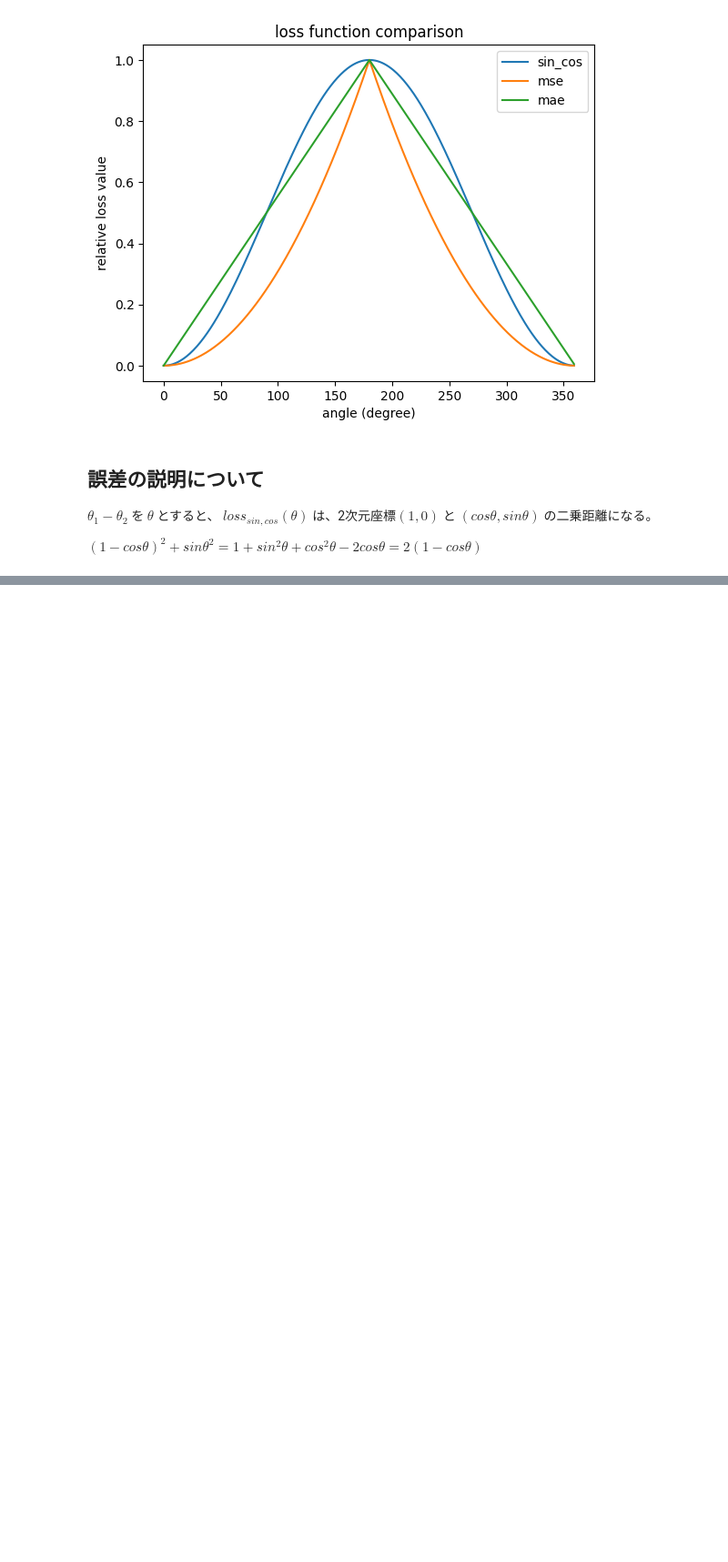
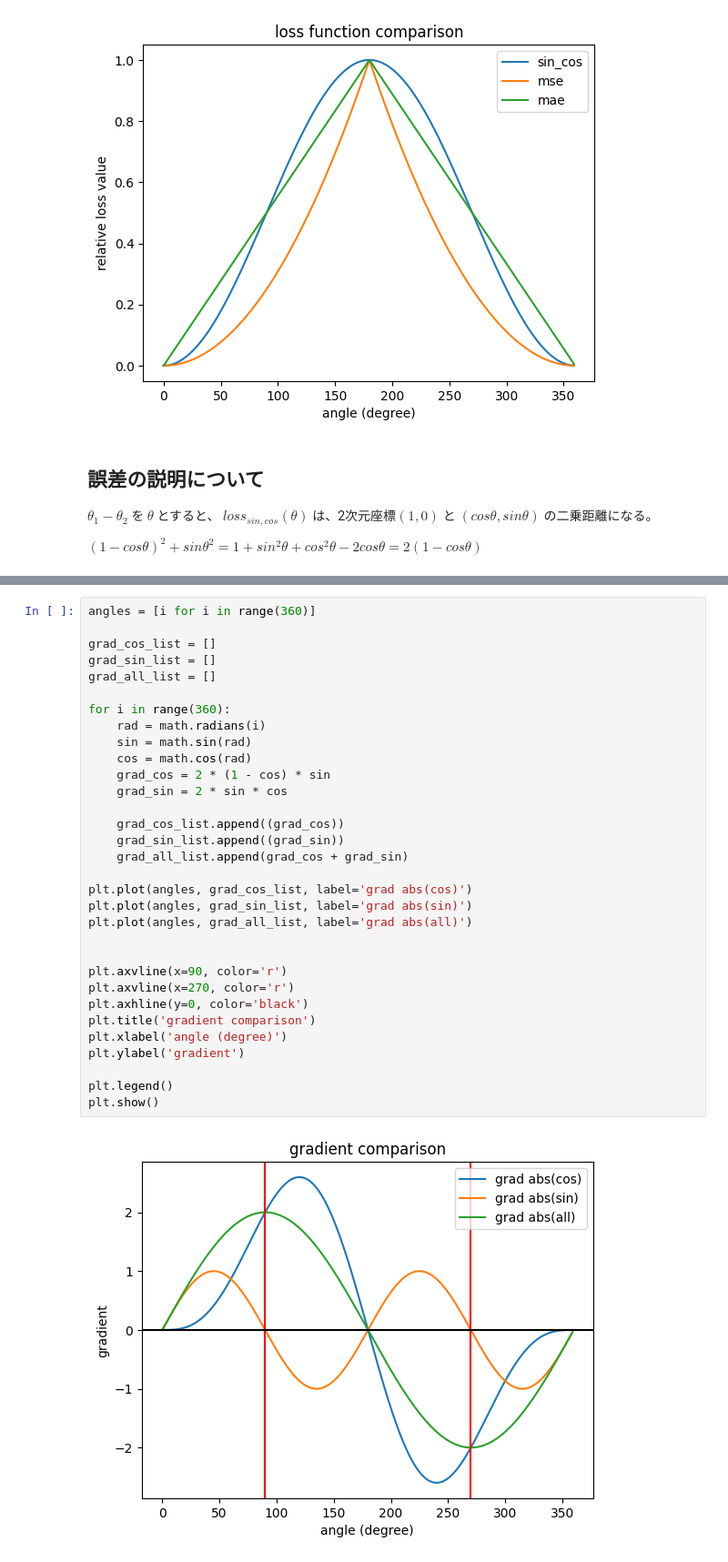
Before and after one commit to t-nakatani/vit_exp_2023_12, a Jupyter notebook: angle_vit_v2/angle_loss.ipynb, the cells around one changed output, grey strips where cells are left out. Shown: that part at 91% size. Drawn from its saved outputs; the diff is of its cells as text; blank space fills up the shorter version.

```diff
--- a/angle_vit_v2/angle_loss.ipynb
+++ b/angle_vit_v2/angle_loss.ipynb
@@ -37,0 +67,34 @@ $(1 - cos\theta)^2 + sin\theta^2 = 1 + sin^2\theta + cos^2\theta - 2cos\theta =
+# %%
+angles = [i for i in range(360)]
+
+grad_cos_list = []
+grad_sin_list = []
+grad_all_list = []
+
+for i in range(360):
+    rad = math.radians(i)
+    sin = math.sin(rad)
+    cos = math.cos(rad)
+    grad_cos = 2 * (1 - cos) * sin
+    grad_sin = 2 * sin * cos
+
+    grad_cos_list.append((grad_cos))
+    grad_sin_list.append((grad_sin))
+    grad_all_list.append(grad_cos + grad_sin)
+
+plt.plot(angles, grad_cos_list, label='grad abs(cos)')
+plt.plot(angles, grad_sin_list, label='grad abs(sin)')
+plt.plot(angles, grad_all_list, label='grad abs(all)')
+
+
+plt.axvline(x=90, color='r')
+plt.axvline(x=270, color='r')
+plt.axhline(y=0, color='black')
+plt.title('gradient comparison')
+plt.xlabel('angle (degree)')
+plt.ylabel('gradient')
+
+plt.legend()
+plt.show()
+# %% [output]
+[figure, added]
```
Also changed, not shown: parts of 1 cell of this notebook, 30 other files.
